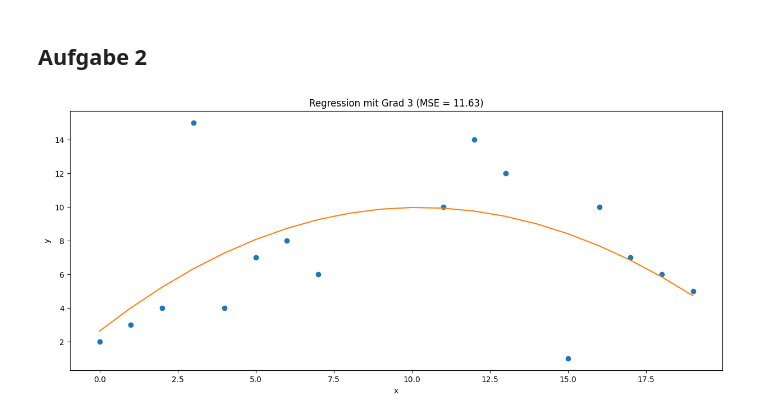
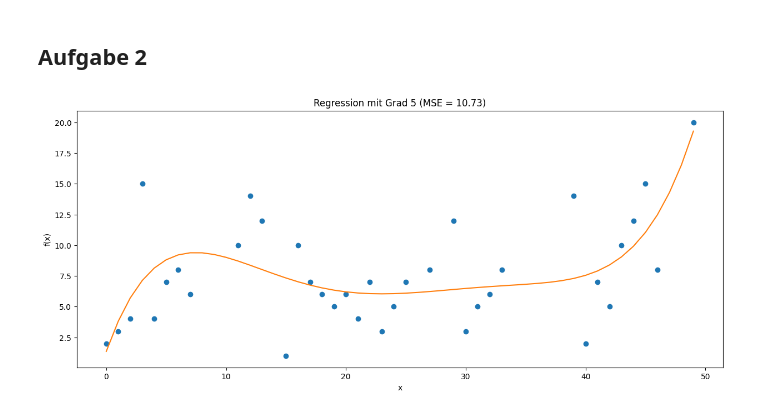
Before and after one commit to simonsymhoven/pattern-matching-machine-learning, a Jupyter notebook: blatt-4/aufgabe-1-2.ipynb, the cells around one changed output. Saved outputs shown, nothing was run; the diff lists cells and outputs as text; code cells hidden in the pictures.

```diff
--- a/blatt-4/aufgabe-1-2.ipynb
+++ b/blatt-4/aufgabe-1-2.ipynb
@@ -8,8 +8,8 @@ from mpl_toolkits.mplot3d import Axes3D
 # %% [markdown]
 ## Daten erzeugen
 # %%
-x = np.array([0, 1, 2, 3, 4, 5, 6, 7, 8, 9, 10, 11, 12, 13, 14, 15, 16, 17, 18, 19])
-y = np.array([2, 3, 4, 15, 4, 7, 8, 6, np.nan, np.nan, np.nan, 10, 14, 12, np.nan, 1, 10, 7, 6, 5])
+x = np.array([0, 1, 2, 3, 4, 5, 6, 7, 8, 9, 10, 11, 12, 13, 14, 15, 16, 17, 18, 19, 20, 21, 22, 23, 24, 25, 26, 27, 28, 29, 30, 31, 32, 33, 34, 35, 36, 37, 38, 39, 40, 41, 42, 43, 44, 45, 46, 47, 48, 49])
+y = np.array([2, 3, 4, 15, 4, 7, 8, 6, np.nan, np.nan, np.nan, 10, 14, 12, np.nan, 1, 10, 7, 6, 5, 6, 4, 7, 3, 5, 7, np.nan, 8, np.nan, 12, 3, 5, 6, 8, np.nan, np.nan, np.nan, np.nan, np.nan, 14, 2, 7, 5, 10, 12, 15, 8, np.nan, np.nan, 20])
 # %% [markdown]
 ## Plot
 # %%
@@ -202,19 +160,17 @@ def build_poly_func(coeffs):
 # %%
-degree = 3
+degree = 5
 
 coef, mse = polynomial_regression(x=x, y=y, degree=degree)
 
 poly_func = build_poly_func(coef)
 
-
-# Plotten des Polynoms
 plt.figure(figsize=(15, 6))
 plt.plot(x, y, 'o', label='Daten')
-plt.plot(x, poly_func(x), label='Polynom')
+plt.plot(x, poly_func, label='Polynom')
 plt.xlabel('x')
-plt.ylabel('y')
+plt.ylabel('f(x)')
 
 plt.title('Regression mit Grad {} (MSE = {:.2f})'.format(degree, mse))
 plt.show()
 # %% [output]
-[figure, old version]
+[figure, new version]
```
Also changed, not shown: parts of 6 cells of this notebook.
